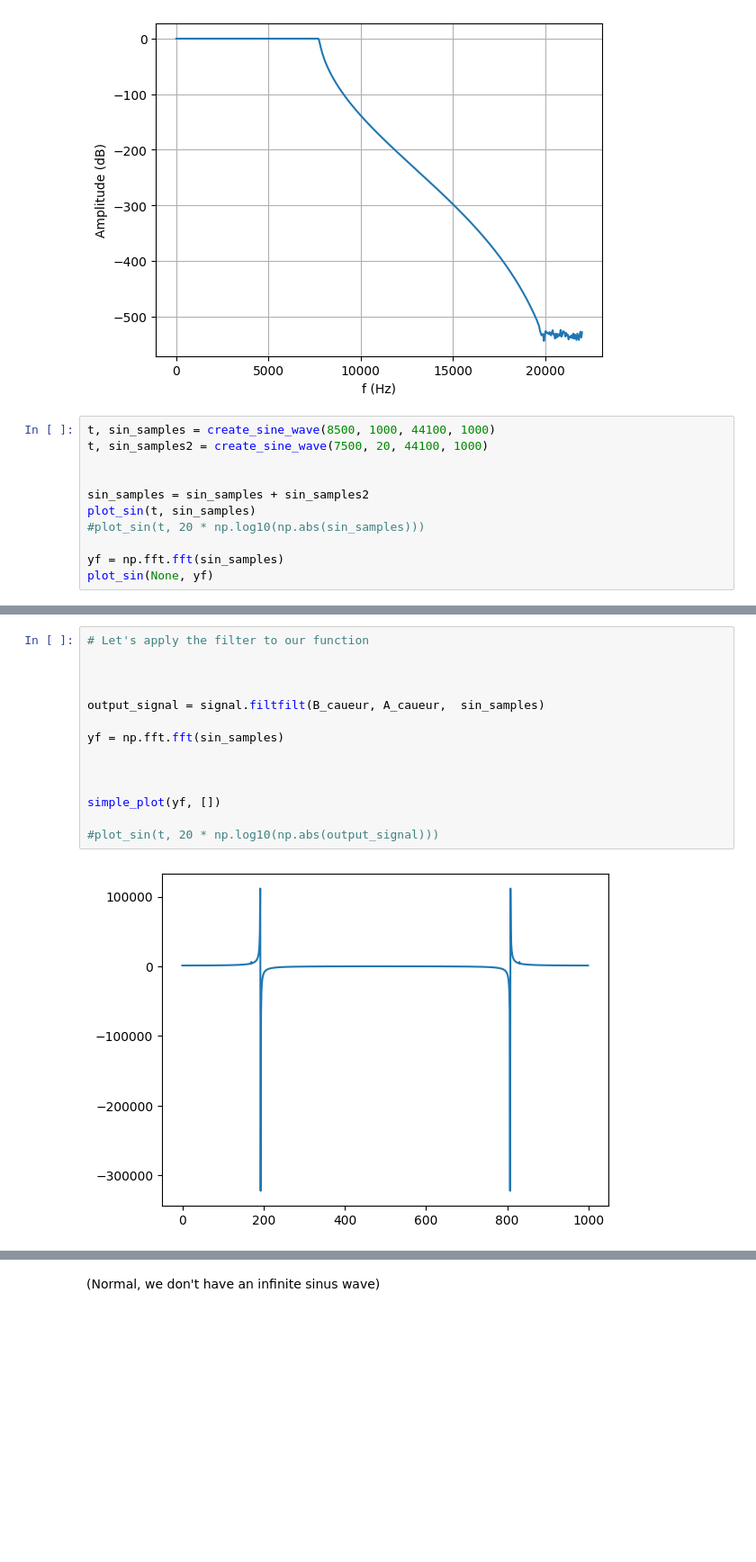
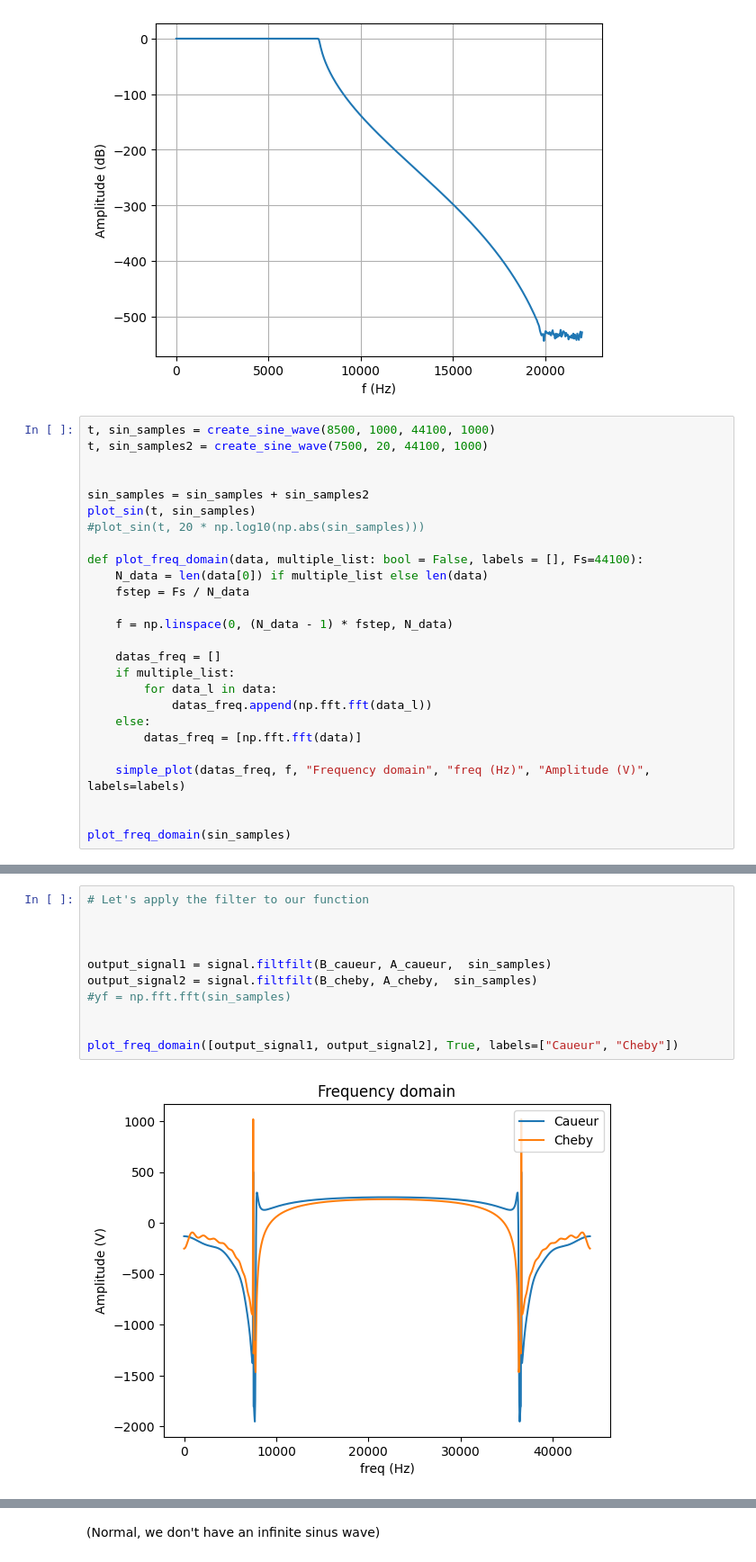
Before and after one commit to PizzaManStarted/projet_signal, a Jupyter notebook: code.ipynb, the cells around one changed output, grey strips where cells are left out. Shown at 90% size. Saved outputs shown, nothing was run; the diff lists cells and outputs as text; blank space fills up the shorter version.

Commit message:
started working on a frequency domain plot

```diff
--- a/code.ipynb
+++ b/code.ipynb
@@ -280,7 +297,22 @@ sin_samples = sin_samples + sin_samples2
 plot_sin(t, sin_samples)
 #plot_sin(t, 20 * np.log10(np.abs(sin_samples)))
 
-yf = np.fft.fft(sin_samples)
-plot_sin(None, yf)
+def plot_freq_domain(data, multiple_list: bool = False, labels = [], Fs=44100):
+    N_data = len(data[0]) if multiple_list else len(data)
+    fstep = Fs / N_data
+
+    f = np.linspace(0, (N_data - 1) * fstep, N_data)
+
+    datas_freq = []
+    if multiple_list:
+        for data_l in data:
+            datas_freq.append(np.fft.fft(data_l))
+    else:
+        datas_freq = [np.fft.fft(data)]
+
+    simple_plot(datas_freq, f, "Frequency domain", "freq (Hz)", "Amplitude (V)", labels=labels)
+
+
+plot_freq_domain(sin_samples)
 # %% [output]
 [figure]
@@ -288,16 +320,13 @@ plot_sin(None, yf)
 # %%
 # Let's apply the filter to our function
 
 
 
-output_signal = signal.filtfilt(B_caueur, A_caueur,  sin_samples)
-
-yf = np.fft.fft(sin_samples)
+output_signal1 = signal.filtfilt(B_caueur, A_caueur,  sin_samples)
+output_signal2 = signal.filtfilt(B_cheby, A_cheby,  sin_samples)
+#yf = np.fft.fft(sin_samples)
 
 
-
-simple_plot(yf, [])
-
-#plot_sin(t, 20 * np.log10(np.abs(output_signal)))
+plot_freq_domain([output_signal1, output_signal2], True, labels=["Caueur", "Cheby"])
 # %% [output]
-[figure, old version]
+[figure, new version]
```
Also changed, not shown: parts of 14 cells of this notebook.
